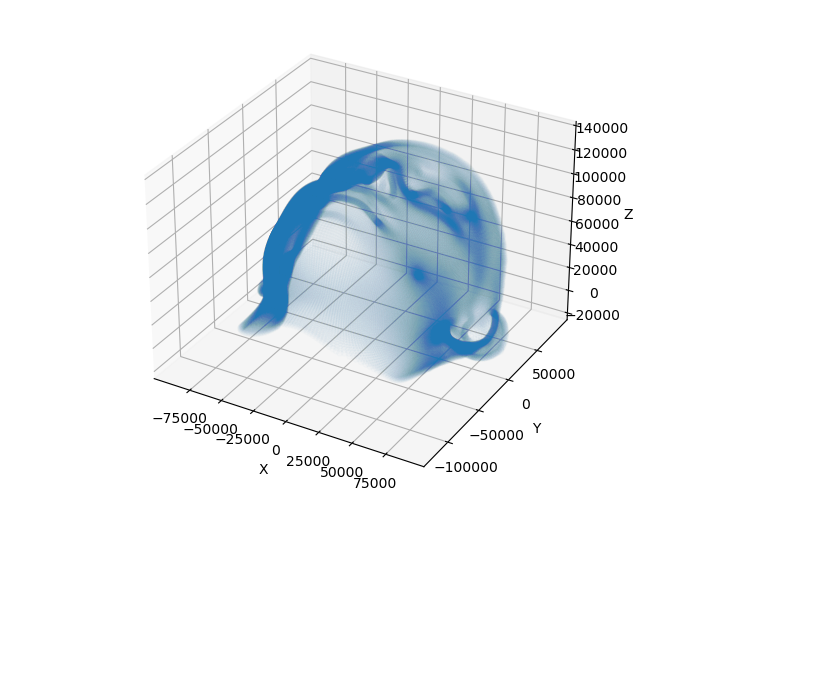
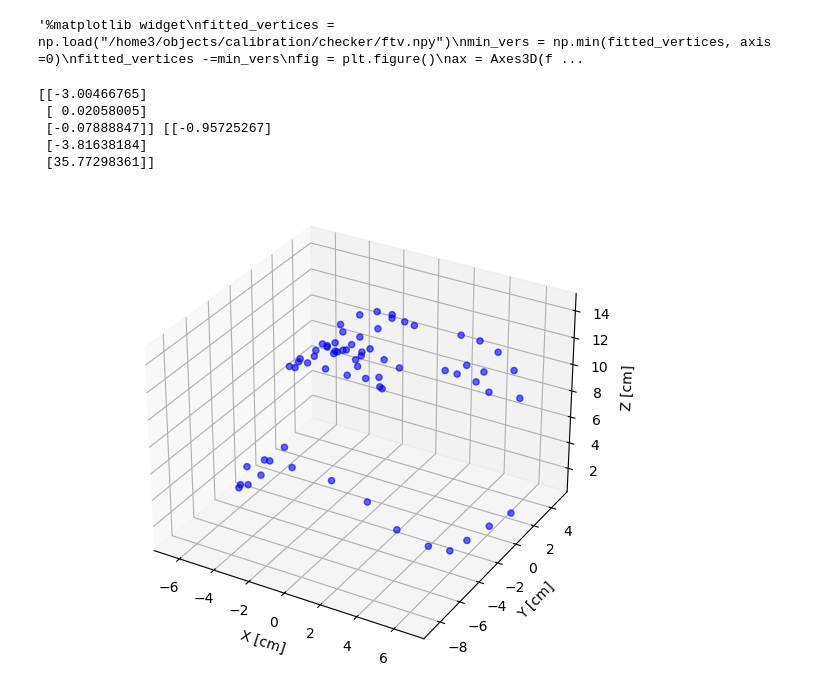
Before and after one commit to a0910257137/behaviornet, a Jupyter notebook: analyzer/head.ipynb, the cells around one changed output. Cells and saved outputs as stored; diff of their text form; code cells hidden in the pictures; blank space fills up the shorter version.

```diff
--- a/analyzer/head.ipynb
+++ b/analyzer/head.ipynb
@@ -23,14 +28,17 @@ shapeMU, shapePC, expPC = head_model["shapeMU"], head_model["shapePC"], head_mod
 # %%
 N, C = shapeMU.shape
 mean_face = np.reshape(shapeMU, (N//3, 3))
-# %%
-# create the graph
-fig = plt.figure()
-ax = Axes3D(fig)
-plot_geeks = ax.scatter(mean_face[:, 0], mean_face[:, 1], mean_face[:, 2], alpha = 0.01)
-ax.set_xlabel('X')
-ax.set_ylabel('Y')
-ax.set_zlabel('Z')
-ax.FontSize = 20
-# %% [output]
-[figure, removed]
+# %%
+"""%matplotlib widget
+fitted_vertices = np.load("/home3/objects/calibration/checker/ftv.npy")
+min_vers = np.min(fitted_vertices, axis =0)
+fitted_vertices -=min_vers
+fig = plt.figure()
+ax = Axes3D(fig)
+plot_geeks = ax.scatter(fitted_vertices[:, 0], fitted_vertices[:, 1], fitted_vertices[:, 2], c = 'blue', alpha = 0.8)
+ax.set_xlabel('X')
+ax.set_ylabel('Y')
+ax.set_zlabel('Z')
+ax.FontSize = 20"""
+# %% [output]
+'%matplotlib widget\nfitted_vertices = np.load("/home3/objects/calibration/checker/ftv.npy")\nmin_vers = np.min(fitted_vertices, axis =0)\nfitted_vertices -=min_vers\nfig = plt.figure()\nax = Axes3D(f ...
@@ -36,0 +93,39 @@ ax.FontSize = 20
+# %%
+%matplotlib widget
+annos =  load_json("/home3/objects/calibration/annos/BDD_calibrate_model.json")
+frame = annos["frame_list"][0]
+for lb in frame["labels"]:
+    keypoints = lb["keypoints"]
+    kps = np.asarray([keypoints[k] for k in keypoints])
+    kps = kps[:, ::-1]
+    copy_kps = kps
+K = np.load("/home3/objects/calibration/checker/K.npy")
+ftvs = np.load("/home3/objects/calibration/checker/ftv.npy")
+valid_ind = np.load("/home3/objects/calibration/checker/valid_ind.npy")
+s = np.load("/home3/objects/calibration/checker/s.npy")
+R = np.load("/home3/objects/calibration/checker/R.npy")
+t3d = np.load("/home3/objects/calibration/checker/t3d.npy")
+ftvs = ftvs.reshape([-1])
+ftvs = ftvs[valid_ind].reshape([-1, 3])
+ftvs = 1e-4 * ftvs # to cm
+(_, rotation_vector, translation_vector) = cv2.solvePnP(ftvs,
+                                                        kps,
+                                                        K,
+                                                        np.zeros((4, 1)))
+print(rotation_vector, translation_vector)
+fig = plt.figure()
+ax = Axes3D(fig)
+#plot_geeks = ax.scatter(kps[:, 0], kps[:, 1], kps[:, 2], c = 'blue', alpha = 0.8)
+plot_geeks = ax.scatter(ftvs[:, 0],ftvs[:, 1], ftvs[:, 2], c = 'blue', alpha = 0.6)
+ax.set_xlabel('X [cm]')
+ax.set_ylabel('Y [cm]')
+ax.set_zlabel('Z [cm]')
+ax.FontSize = 20
+gt_pt = kps
+# %% [output]
+[[-3.00466765]
+ [ 0.02058005]
+ [-0.07888847]] [[-0.95725267]
+ [-3.81638184]
+ [35.77298361]]
+[figure, added]
```
Also changed, not shown: parts of 17 cells of this notebook, 50 other files.
